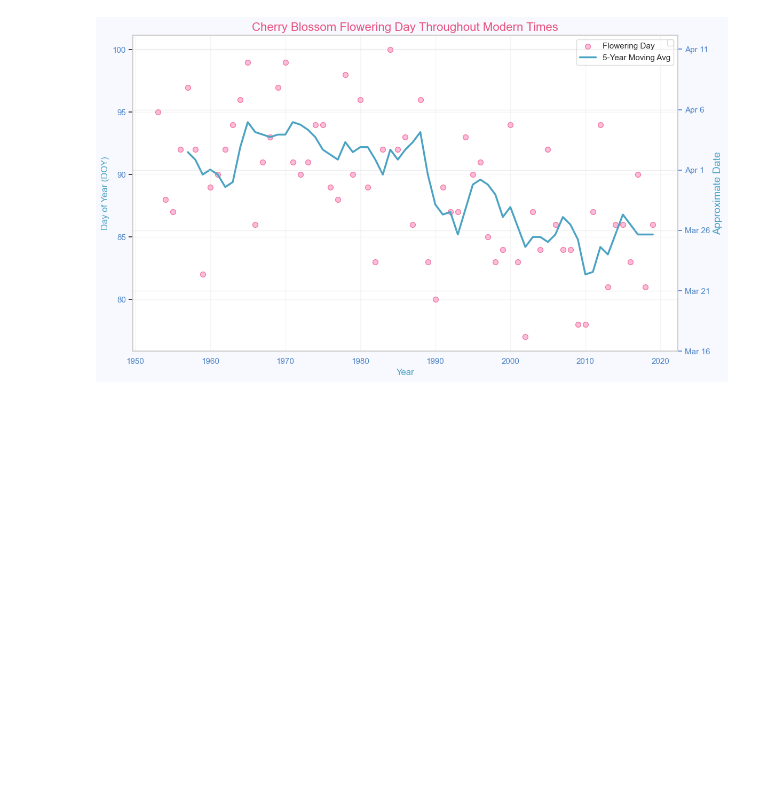
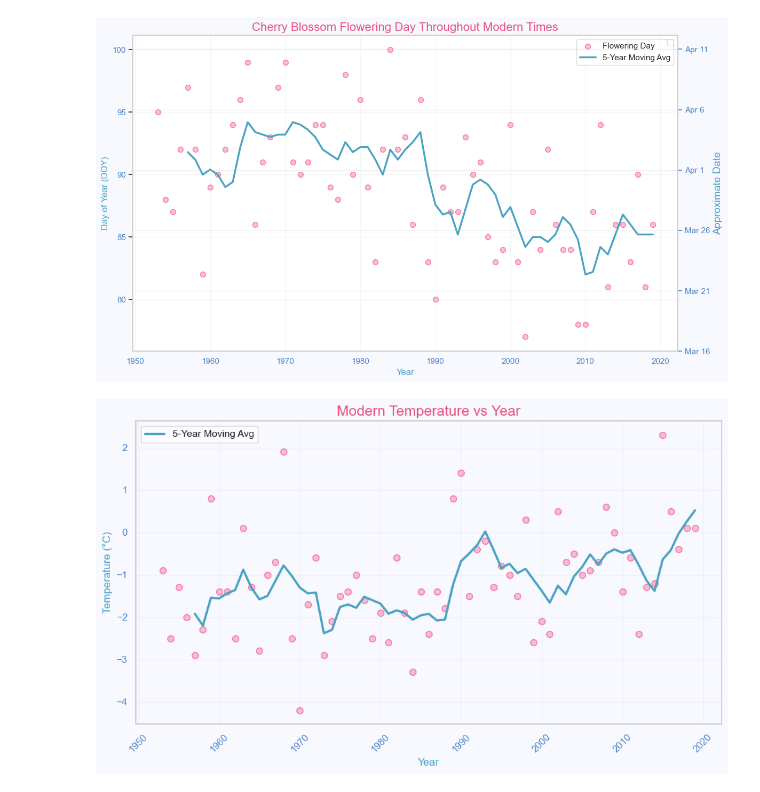
Before and after one commit to lcarnegie/sakura, a Jupyter notebook: scripts/03-explore-data.ipynb, the cells around one changed output. Drawn from its saved outputs; the diff is of its cells as text; code cells hidden in the pictures; blank space fills up the shorter version.

```diff
--- a/scripts/03-explore-data.ipynb
+++ b/scripts/03-explore-data.ipynb
@@ -331,3 +331,39 @@ plt.tight_layout()
 plt.show()
 # %% [output]
 [figure]
+# %%
+# scatterplot of modern data - year vs. Temperature
+
+# Scatterplot of modern temp vs years
+sns.set(style="whitegrid")
+plt.figure(figsize=(10, 6))
+
+# Create a custom pink/light blue color palette
+pink_blue_colors = ['#FF9ECD', '#87CEFA']  # Light pink and light blue
+custom_cmap = LinearSegmentedColormap.from_list('pink_blue', pink_blue_colors)
+
+# Scatter plot with pink color
+plt.scatter(modern['year'], modern['avg_temp_march_c'], alpha=0.7, color='#FF9ECD', edgecolor='#E75480', s=50)
+
+# Add moving average line in light blue
+modern['moving_avg'] = modern['avg_temp_march_c'].rolling(window=5).mean()  # Using 5-year window for modern data
+plt.plot(modern['year'], modern['moving_avg'], color='#4BA3C3', linewidth=2.5, label='5-Year Moving Avg')
+
+plt.legend(framealpha=0.7)
+
+# Customize the plot with pink/blue theme
+plt.title('Modern Temperature vs Year', fontsize=16, color='#E75480')
+plt.xlabel('Year', fontsize=12, color='#4BA3C3')
+plt.ylabel('Temperature (°C)', fontsize=12, color='#4BA3C3')
+plt.xticks(rotation=45, color='#4F86C6')
+plt.yticks(color='#4F86C6')
+plt.grid(True, alpha=0.3, color='#E0E0E0')
+
+# Add pink/blue background touches
+plt.gca().set_facecolor('#F8F8FF')  # Light background
+plt.gcf().set_facecolor('#F8F8FF')
+
+plt.tight_layout()
+plt.show()
+# %% [output]
+[figure, added]
```
Also changed, not shown: parts of 2 cells of this notebook, 2 other files.
